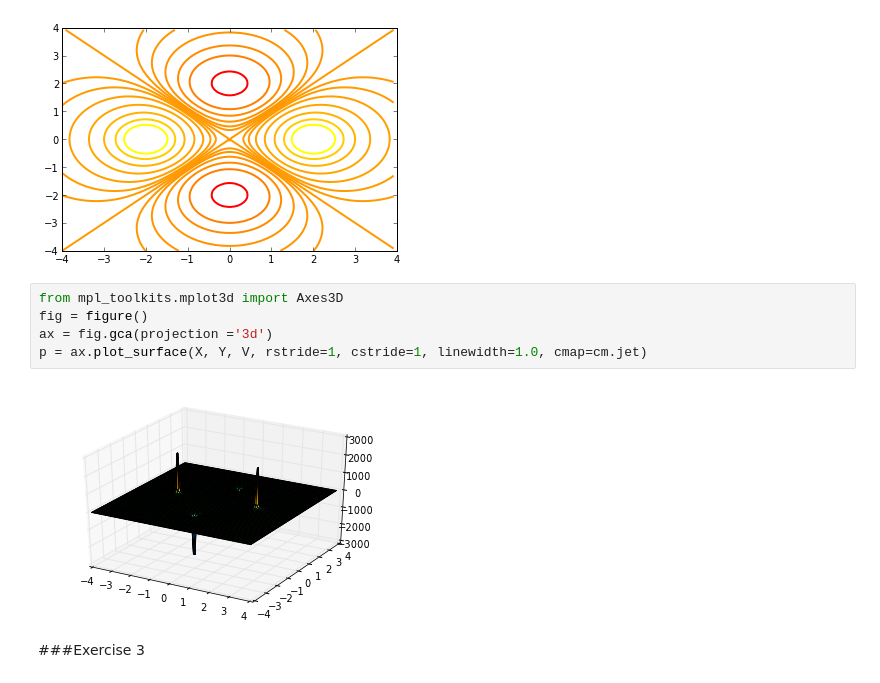
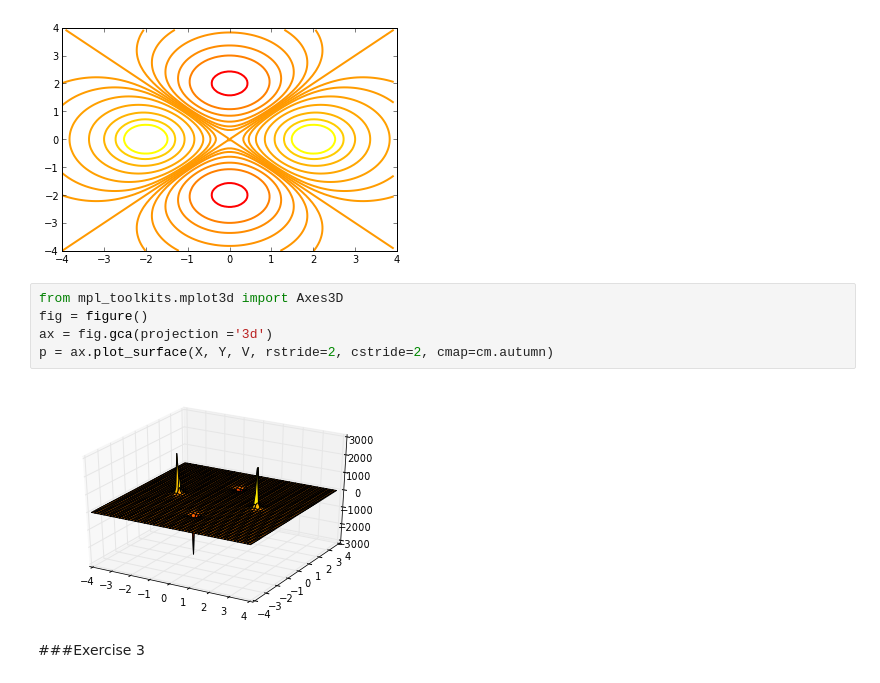
Before and after one commit to ipowellPHYS202/PHYS202-S13, a Jupyter notebook: Week4/3DPlottingAndFunctions.ipynb, the cells around one changed output. Saved outputs shown, nothing was run; the diff lists cells and outputs as text.

```diff
--- a/Week4/3DPlottingAndFunctions.ipynb
+++ b/Week4/3DPlottingAndFunctions.ipynb
@@ -146,10 +146,10 @@ show()
 # %%
 from mpl_toolkits.mplot3d import Axes3D
 fig = figure()
 ax = fig.gca(projection ='3d')
-p = ax.plot_surface(X, Y, V, rstride=1, cstride=1, linewidth=1.0, cmap=cm.jet)
+p = ax.plot_surface(X, Y, V, rstride=2, cstride=2, cmap=cm.autumn)
 # %% [output]
-[figure, old version]
+[figure, new version]
 # %% [markdown]
 ###Exercise 3
 # %%
```
Also changed, not shown: 2 other files.
